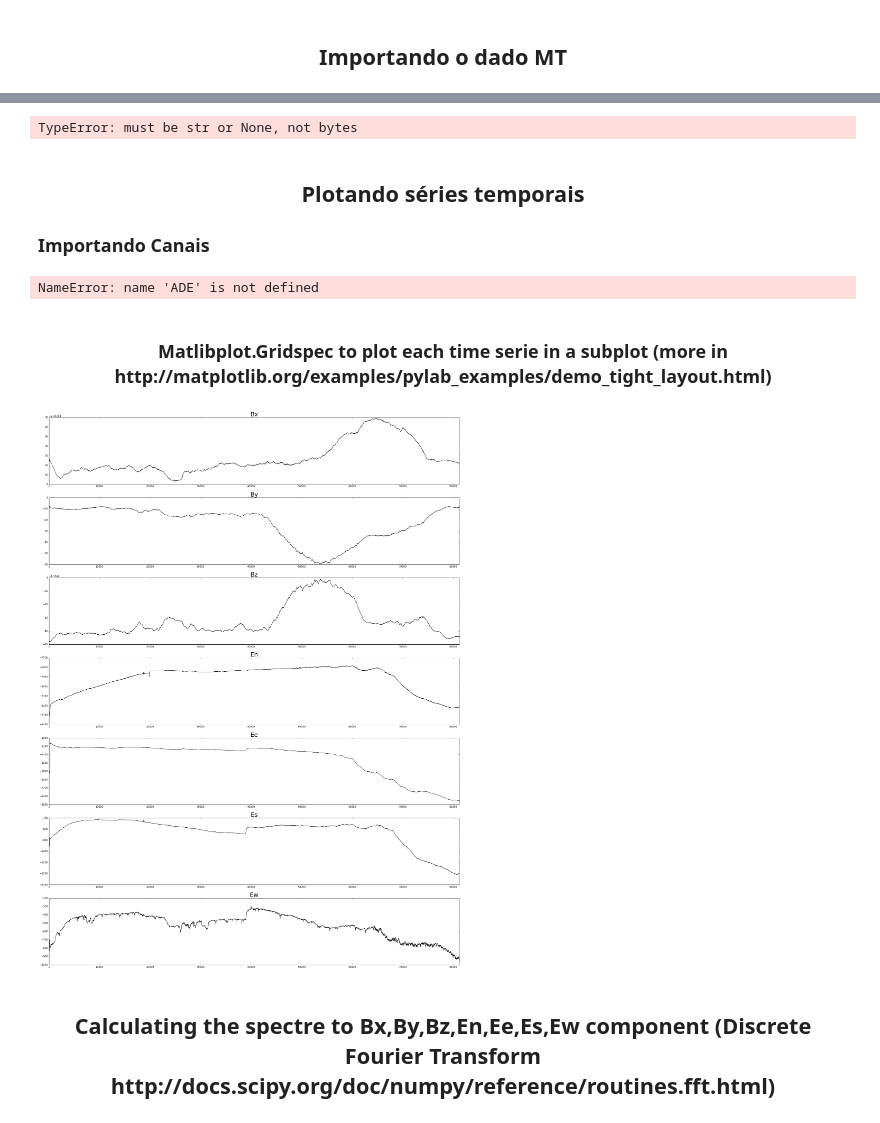
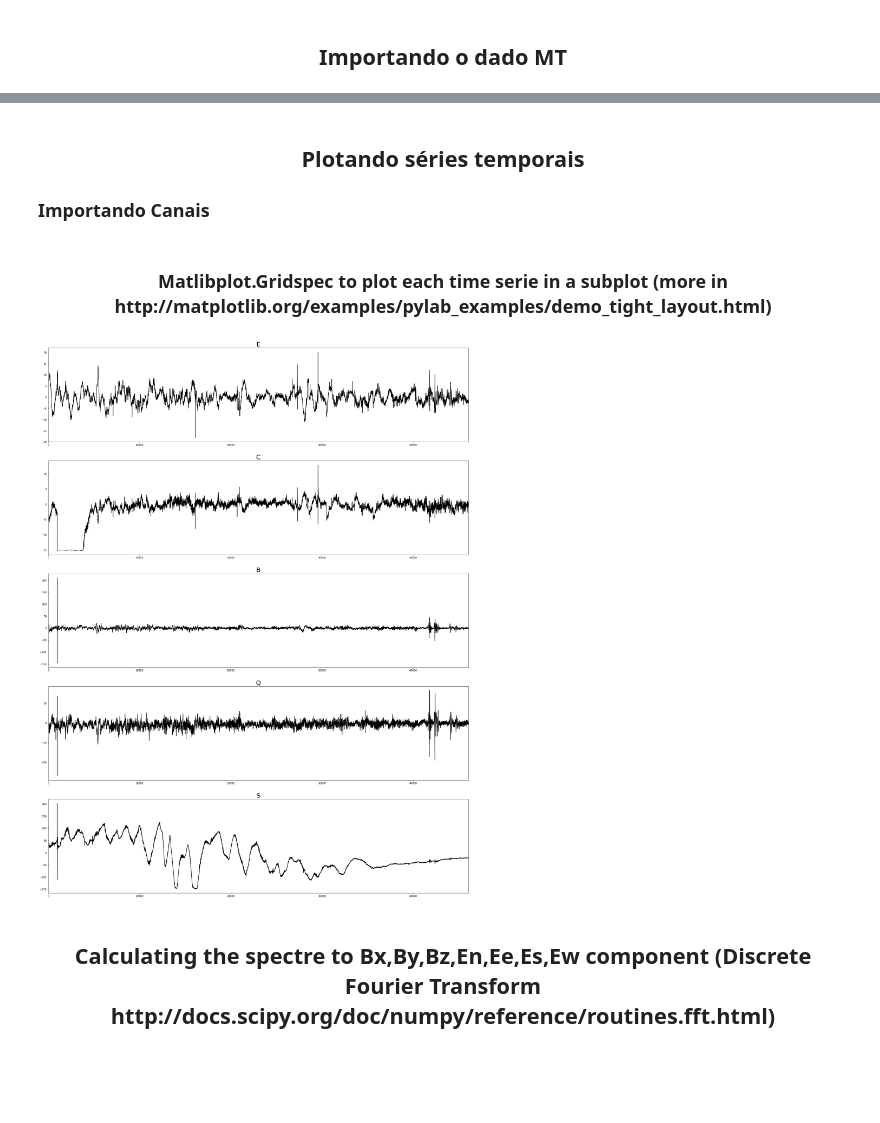
Before and after one commit to arturbenevides/MSc_Geophysics, a Jupyter notebook: Notebooks/Serie temporais e Espectros de Potencia MT.ipynb, the cells around one changed output, grey strips where cells are left out. Cells and saved outputs as stored; diff of their text form; code cells hidden in the pictures; blank space fills up the shorter version.

```diff
--- a/Notebooks/Serie temporais e Espectros de Potencia MT.ipynb
+++ b/Notebooks/Serie temporais e Espectros de Potencia MT.ipynb
@@ -24,0 +27,2 @@ ts = glob.glob('04I0012.TS4')
+# %%
+ts1 = np.loadtxt(fname='04I001.txt', skiprows=1, usecols= (0,1,2,3,4))
@@ -25 +39,3 @@ ts = glob.glob('04I0012.TS4')
+# %%
+header=('E','C', 'B', 'Q', 'S')
 # %%
@@ -29,36 +43,31 @@ StopIteration:
 # %%
-header = np.genfromtxt( ts, delimiter=',', dtype='str')[0]
+#header = np.genfromtxt( ts, delimiter=' none', dtype='str')[0]
-# %% [output]
-TypeError: must be str or None, not bytes
 # %% [markdown]
 <h2 align="center">  Plotando séries temporais </h2>
 
 <h3 align="left"> Importando Canais </h3>
-# %%
-Bx = ADE[:,0]
-By = ADE[:,1]
-Bz = ADE[:,2]
-En = ADE[:,3]
-Ee = ADE[:,4]
-Es = ADE[:,5]
-Ew = ADE[:,6]
-
-data = [Bx,By,Bz,En,Ee,Es,Ew]
-# %% [output]
-NameError: name 'ADE' is not defined
+# %%
+Ex = ts1[:,0]
+Ey = ts1[:,1]
+
+Hx = ts1[:,2]
+Hy = ts1[:,3]
+Hz = ts1[:,4]
+
+CANAIS = [Ex,Ey,Hx,Hy,Hz]
 # %% [markdown]
 <h3 align='center'>Matlibplot.Gridspec to plot each time serie in a subplot (more in http://matplotlib.org/examples/pylab_examples/demo_tight_layout.html)</h3>
 # %%
 fig = mpl.figure(figsize=(30,40))
-gs1 = gridspec.GridSpec(len(data),1)
+gs1 = gridspec.GridSpec(len(CANAIS),1)
 
-for i,j in enumerate(data):
+for i,j in enumerate(CANAIS):
     ax = fig.add_subplot(gs1[i])
     ax.set_title(header[i],fontsize=25)
-    ax.plot(np.arange(len(data[0])),j,'k')
-    ax.set_xlim(min(np.arange(len(data[0]))),max(np.arange(len(data[0]))))
+    ax.plot(np.arange(len(CANAIS[0])),j,'k')
+    ax.set_xlim(min(np.arange(len(CANAIS[0]))),max(np.arange(len(CANAIS[0]))))
 # %% [output]
-[figure, old version]
+[figure, new version]
 # %% [markdown]
 <h2 align='center'> Calculating the spectre to Bx,By,Bz,En,Ee,Es,Ew component  (Discrete Fourier Transform http://docs.scipy.org/doc/numpy/reference/routines.fft.html)</h2>
 # %% [markdown]
```
Also changed, not shown: parts of 4 cells of this notebook, 2 other files.
